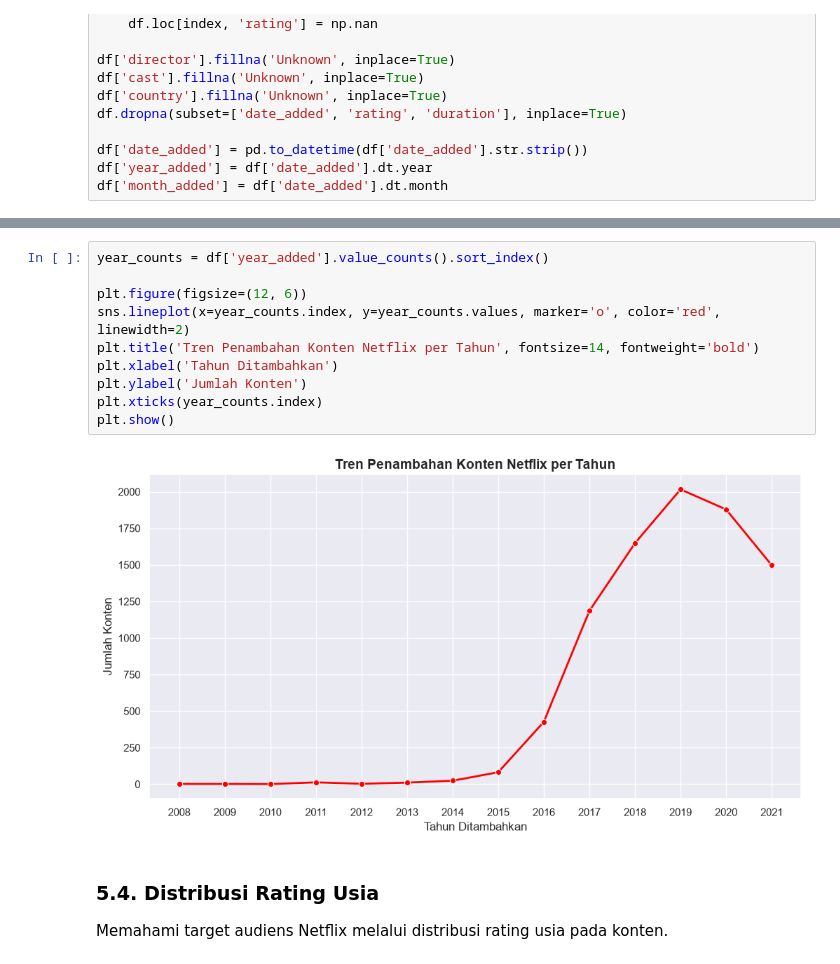
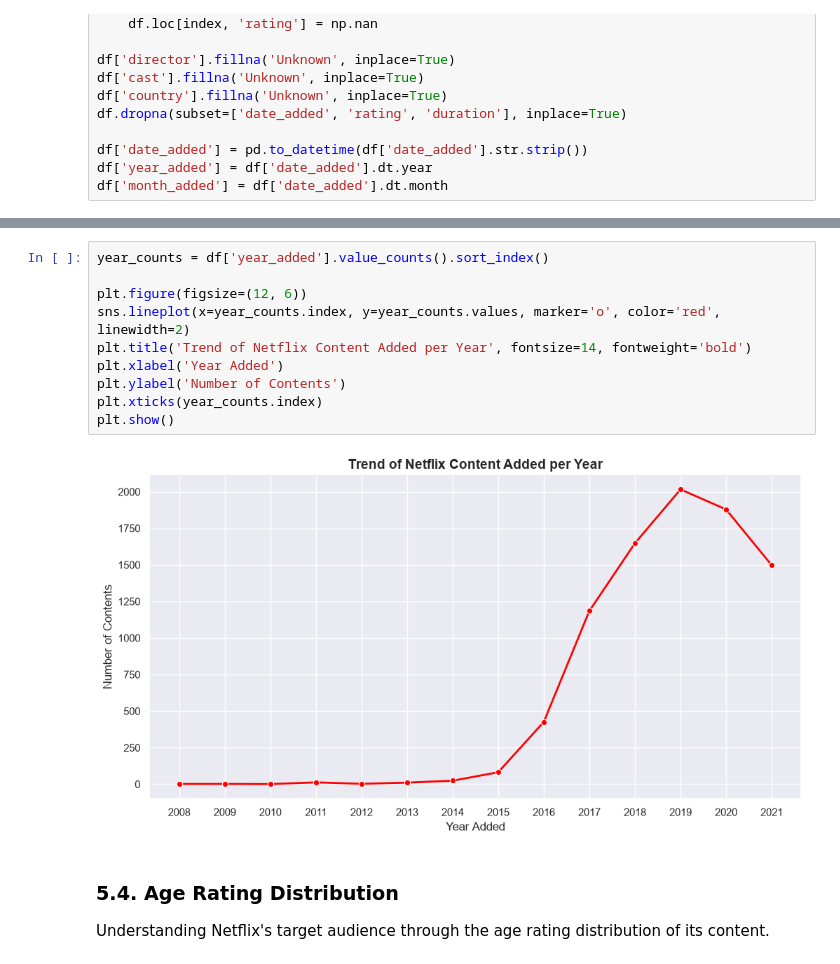
Before and after one commit to NumiKun/Netflix-Movies-and-Series-Data-Analyze, a Jupyter notebook: Analysis/Netflix_Data_Analysis.ipynb, the cells around one changed output, grey strips where cells are left out. Cells and saved outputs as stored; diff of their text form.

```diff
--- a/Analysis/Netflix_Data_Analysis.ipynb
+++ b/Analysis/Netflix_Data_Analysis.ipynb
@@ -127,19 +127,19 @@ Menganalisis bagaimana pertumbuhan konten Netflix dari tahun ke tahun berdasarka
 # %%
 year_counts = df['year_added'].value_counts().sort_index()
 
 plt.figure(figsize=(12, 6))
 sns.lineplot(x=year_counts.index, y=year_counts.values, marker='o', color='red', linewidth=2)
-plt.title('Tren Penambahan Konten Netflix per Tahun', fontsize=14, fontweight='bold')
-plt.xlabel('Tahun Ditambahkan')
-plt.ylabel('Jumlah Konten')
+plt.title('Trend of Netflix Content Added per Year', fontsize=14, fontweight='bold')
+plt.xlabel('Year Added')
+plt.ylabel('Number of Contents')
 plt.xticks(year_counts.index)
 plt.show()
 # %% [output]
-[figure, old version]
+[figure, new version]
-# %% [markdown]
-### 5.4. Distribusi Rating Usia
-
-Memahami target audiens Netflix melalui distribusi rating usia pada konten.
+# %% [markdown]
+### 5.4. Age Rating Distribution
+
+Understanding Netflix's target audience through the age rating distribution of its content.
 # %%
 plt.figure(figsize=(12, 6))
 sns.countplot(data=df, x='rating', hue='type', order=df['rating'].value_counts().index, palette='magma')
```
Also changed, not shown: parts of 20 cells of this notebook.
